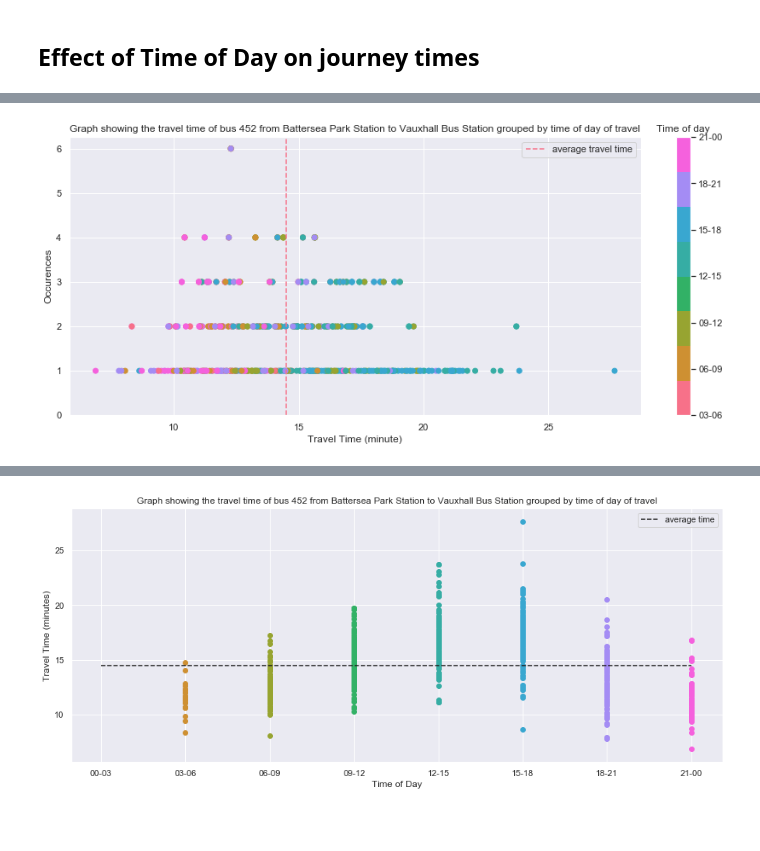
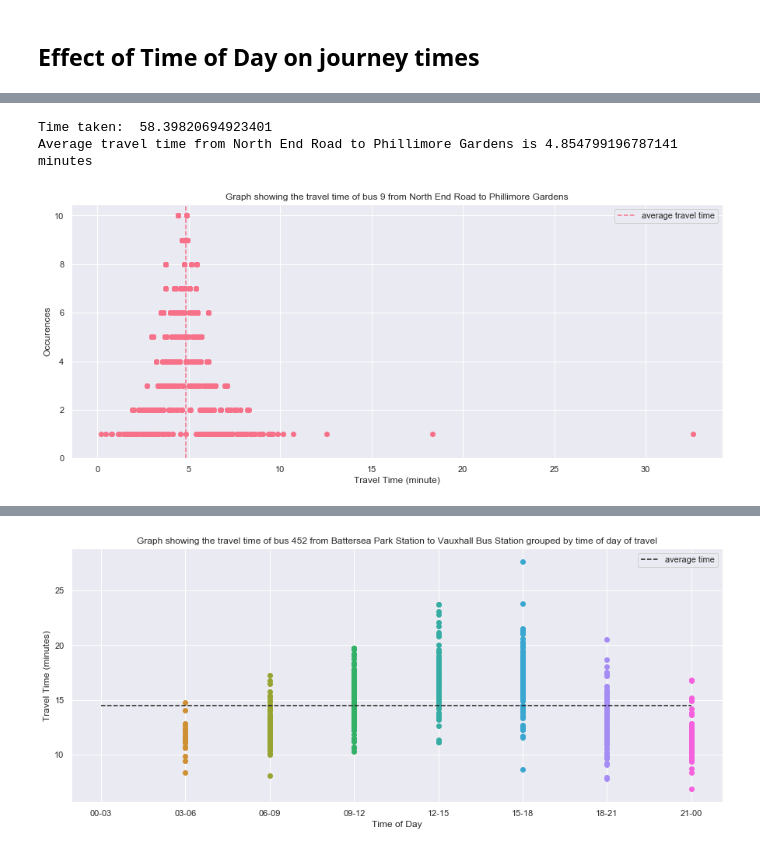
Before and after one commit to serenelc/individual-project-beng, a Jupyter notebook: data-exploration.ipynb, the cells around one changed output, grey strips where cells are left out. Drawn from its saved outputs; the diff is of its cells as text; code cells hidden in the pictures; blank space fills up the shorter version.

Commit message:
Graph showing outliers

```diff
--- a/data-exploration.ipynb
+++ b/data-exploration.ipynb
@@ -409,5 +398,11 @@ graph_travel_times(travel_times_bv452, avg_time_bv452, counts_bv452, "Battersea
-# %%
-# labels for colour bar don't match because there is no information for 00-03
-graph_travel_by_time_of_day("452", "Battersea Park Station", "Vauxhall Bus Station", travel_times_bv452, counts_bv452, labels_bv452, avg_time_bv452)
-# %% [output]
-[figure, removed]
+# %%
+journey_times_np9, time_of_day_grouped_np9, labels_np9 = get_times_between_two_stops(north_end_rd, phillimore_g, phillimore_g_id)
+travel_times_np9, avg_time_np9, counts_np9 = calc_info_for_graphs(journey_times_np9)
+print("Average travel time from North End Road to Phillimore Gardens is {} minutes".format(avg_time_np9))
+# %% [output]
+Time taken:  58.39820694923401
+Average travel time from North End Road to Phillimore Gardens is 4.854799196787141 minutes
+# %%
+graph_travel_times(travel_times_np9, avg_time_np9, counts_np9, "North End Road", "Phillimore Gardens", "9")
+# %% [output]
+[figure, added]
```
Also changed, not shown: parts of 12 cells of this notebook, 40 other files.
